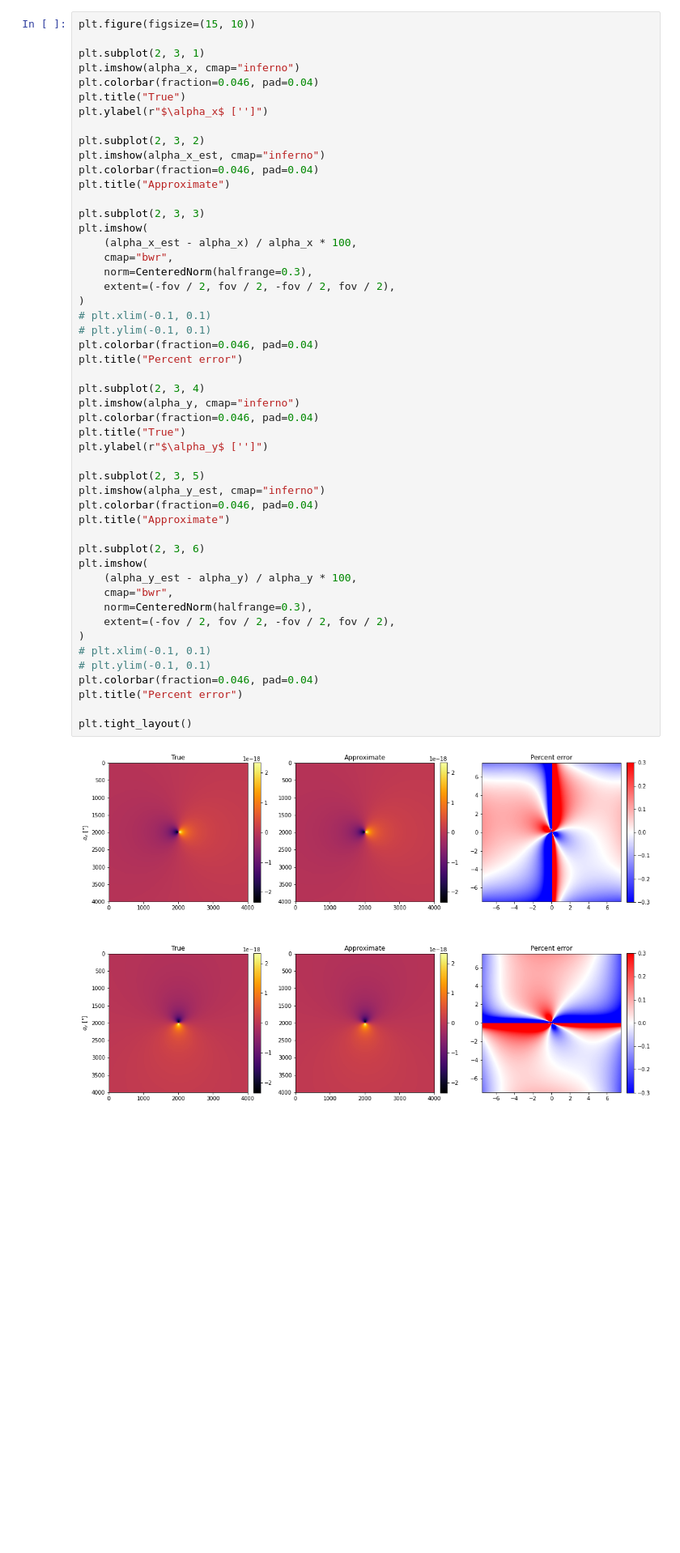
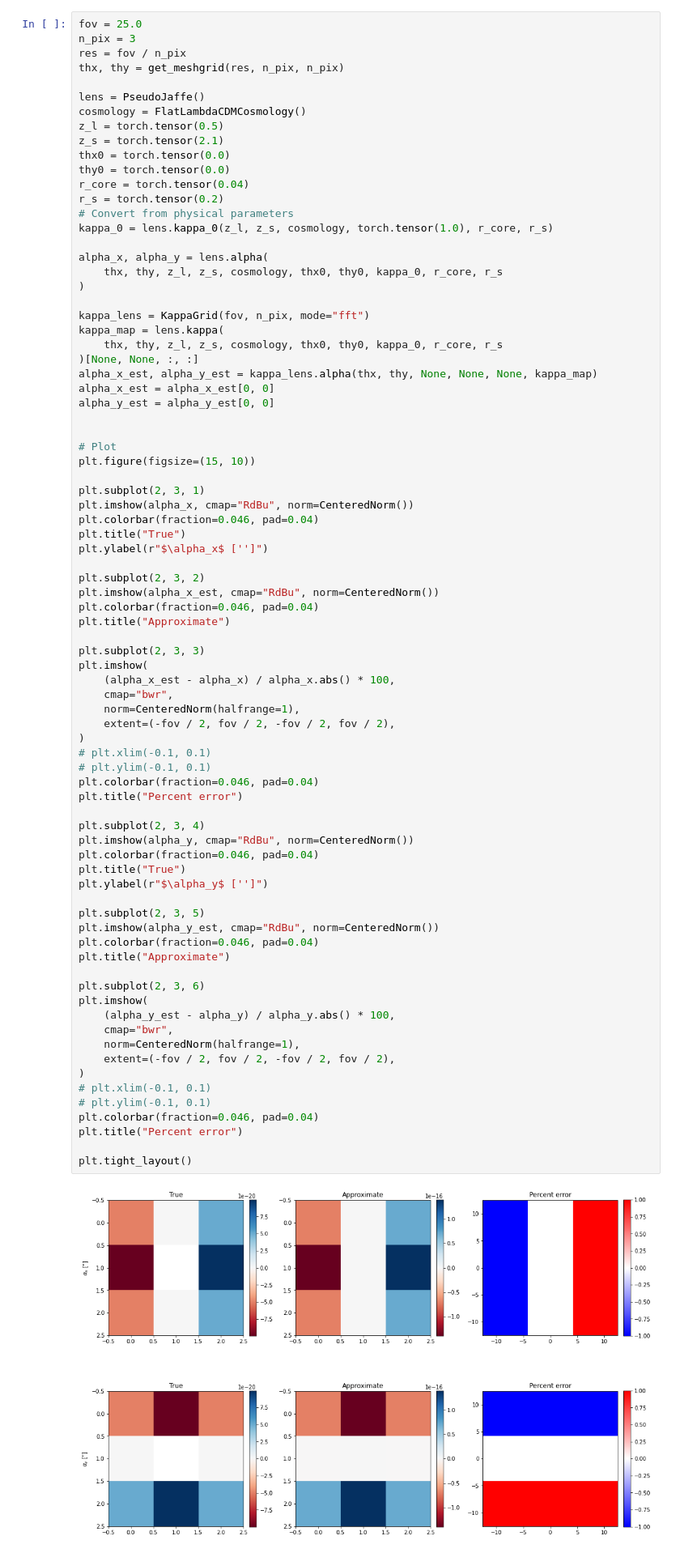
Before and after one commit to Ciela-Institute/caustic-analyses, a Jupyter notebook: notebooks/ac-04-test-dev.ipynb, the cells around one changed output. Shown at 81% size. Cells and saved outputs as stored; diff of their text form; blank space fills up the shorter version.

```diff
--- a/notebooks/ac-04-test-dev.ipynb
+++ b/notebooks/ac-04-test-dev.ipynb
@@ -408,52 +518,82 @@ alpha_y_est = alpha_y_est[0, 0]
 # %%
+fov = 25.0
+n_pix = 3
+res = fov / n_pix
+thx, thy = get_meshgrid(res, n_pix, n_pix)
+
+lens = PseudoJaffe()
+cosmology = FlatLambdaCDMCosmology()
+z_l = torch.tensor(0.5)
+z_s = torch.tensor(2.1)
+thx0 = torch.tensor(0.0)
+thy0 = torch.tensor(0.0)
+r_core = torch.tensor(0.04)
+r_s = torch.tensor(0.2)
+# Convert from physical parameters
+kappa_0 = lens.kappa_0(z_l, z_s, cosmology, torch.tensor(1.0), r_core, r_s)
+
+alpha_x, alpha_y = lens.alpha(
+    thx, thy, z_l, z_s, cosmology, thx0, thy0, kappa_0, r_core, r_s
+)
+
+kappa_lens = KappaGrid(fov, n_pix, mode="fft")
+kappa_map = lens.kappa(
+    thx, thy, z_l, z_s, cosmology, thx0, thy0, kappa_0, r_core, r_s
+)[None, None, :, :]
+alpha_x_est, alpha_y_est = kappa_lens.alpha(thx, thy, None, None, None, kappa_map)
+alpha_x_est = alpha_x_est[0, 0]
+alpha_y_est = alpha_y_est[0, 0]
+
+
+# Plot
 plt.figure(figsize=(15, 10))
 
 plt.subplot(2, 3, 1)
-plt.imshow(alpha_x, cmap="inferno")
+plt.imshow(alpha_x, cmap="RdBu", norm=CenteredNorm())
 plt.colorbar(fraction=0.046, pad=0.04)
 plt.title("True")
 plt.ylabel(r"$\alpha_x$ ['']")
 
 plt.subplot(2, 3, 2)
-plt.imshow(alpha_x_est, cmap="inferno")
+plt.imshow(alpha_x_est, cmap="RdBu", norm=CenteredNorm())
 plt.colorbar(fraction=0.046, pad=0.04)
 plt.title("Approximate")
 
 plt.subplot(2, 3, 3)
 plt.imshow(
-    (alpha_x_est - alpha_x) / alpha_x * 100,
+    (alpha_x_est - alpha_x) / alpha_x.abs() * 100,
     cmap="bwr",
-    norm=CenteredNorm(halfrange=0.3),
+    norm=CenteredNorm(halfrange=1),
     extent=(-fov / 2, fov / 2, -fov / 2, fov / 2),
 )
 # plt.xlim(-0.1, 0.1)
 # plt.ylim(-0.1, 0.1)
 plt.colorbar(fraction=0.046, pad=0.04)
 plt.title("Percent error")
 
 plt.subplot(2, 3, 4)
-plt.imshow(alpha_y, cmap="inferno")
+plt.imshow(alpha_y, cmap="RdBu", norm=CenteredNorm())
 plt.colorbar(fraction=0.046, pad=0.04)
 plt.title("True")
 plt.ylabel(r"$\alpha_y$ ['']")
 
 plt.subplot(2, 3, 5)
-plt.imshow(alpha_y_est, cmap="inferno")
+plt.imshow(alpha_y_est, cmap="RdBu", norm=CenteredNorm())
 plt.colorbar(fraction=0.046, pad=0.04)
 plt.title("Approximate")
 
 plt.subplot(2, 3, 6)
 plt.imshow(
-    (alpha_y_est - alpha_y) / alpha_y * 100,
+    (alpha_y_est - alpha_y) / alpha_y.abs() * 100,
     cmap="bwr",
-    norm=CenteredNorm(halfrange=0.3),
+    norm=CenteredNorm(halfrange=1),
     extent=(-fov / 2, fov / 2, -fov / 2, fov / 2),
 )
 # plt.xlim(-0.1, 0.1)
 # plt.ylim(-0.1, 0.1)
 plt.colorbar(fraction=0.046, pad=0.04)
 plt.title("Percent error")
 
 plt.tight_layout()
 # %% [output]
-[figure, old version]
+[figure, new version]
```
Also changed, not shown: parts of 18 cells of this notebook, 4 other files.
